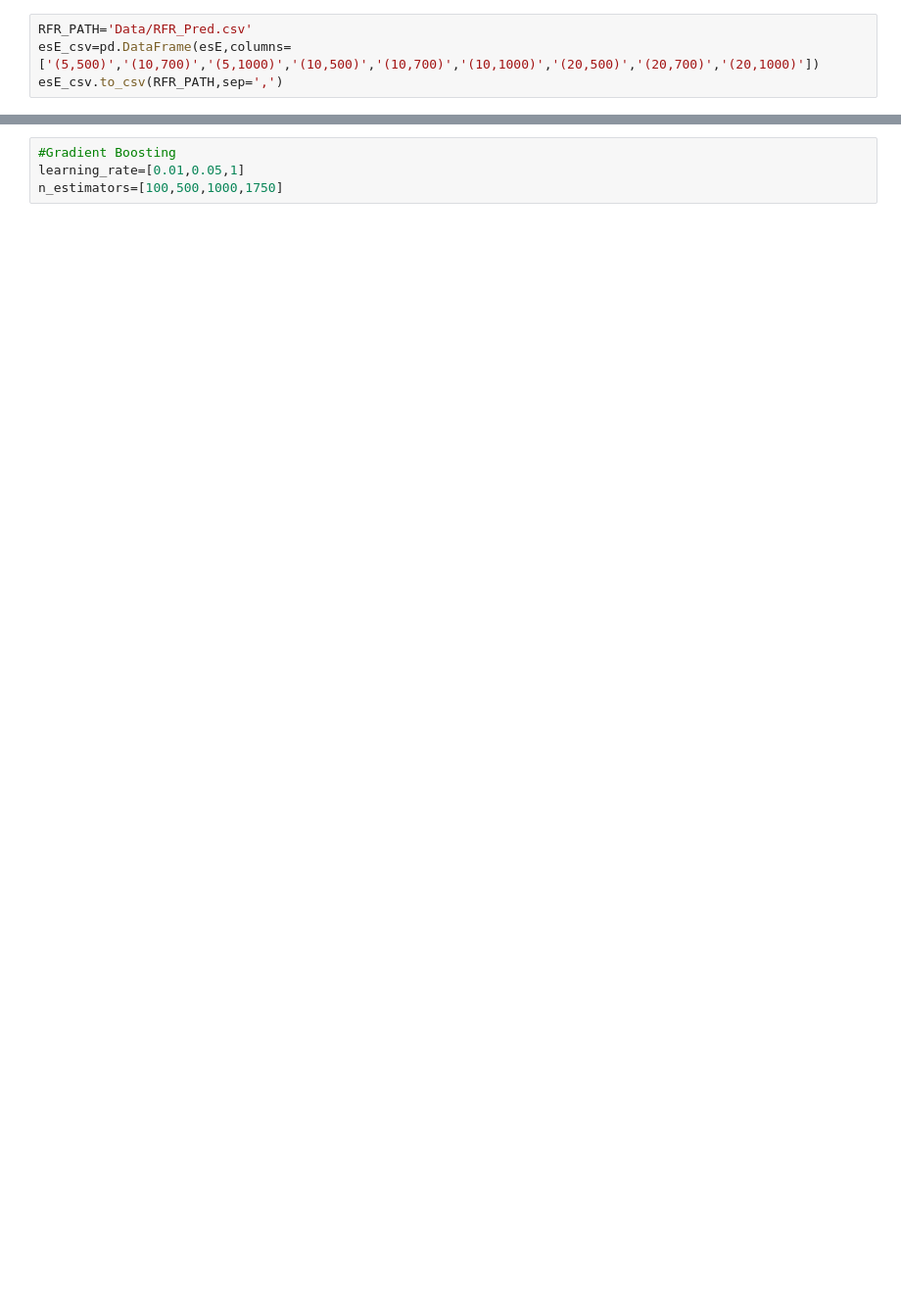
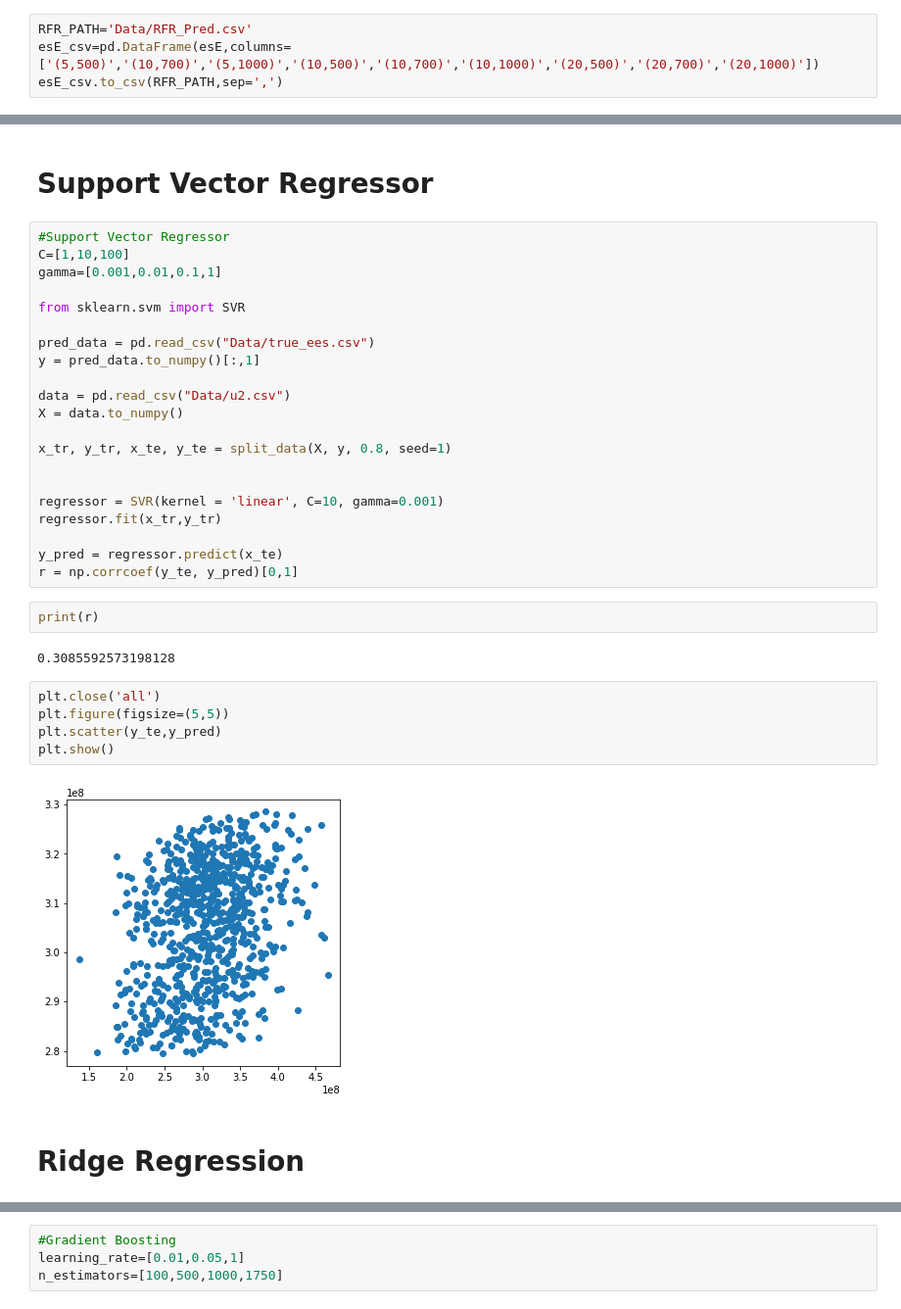
Before and after one commit to MarijaLaz/Higgs-Boson-Challenge, a Jupyter notebook: project2/P2.ipynb, the cells around one changed output, grey strips where cells are left out. Shown at 98% size. Cells and saved outputs as stored; diff of their text form; blank space fills up the shorter version.

```diff
--- a/project2/P2.ipynb
+++ b/project2/P2.ipynb
@@ -110,0 +198,36 @@ alpha=[1,10,100,200]
+# %% [markdown]
+# Support Vector Regressor
+# %%
+#Support Vector Regressor
+C=[1,10,100]
+gamma=[0.001,0.01,0.1,1]
+
+from sklearn.svm import SVR
+
+pred_data = pd.read_csv("Data/true_ees.csv")
+y = pred_data.to_numpy()[:,1]
+
+data = pd.read_csv("Data/u2.csv")
+X = data.to_numpy()
+
+x_tr, y_tr, x_te, y_te = split_data(X, y, 0.8, seed=1)
+
+
+regressor = SVR(kernel = 'linear', C=10, gamma=0.001)
+regressor.fit(x_tr,y_tr)
+
+y_pred = regressor.predict(x_te)
+r = np.corrcoef(y_te, y_pred)[0,1]
+# %%
+print(r)
+# %% [output]
+0.3085592573198128
+# %%
+plt.close('all')
+plt.figure(figsize=(5,5))
+plt.scatter(y_te,y_pred)
+plt.show()
+# %% [output]
+[figure, added]
+# %% [markdown]
+# Ridge Regression
```
Also changed, not shown: parts of 13 cells of this notebook, 2 other files.
